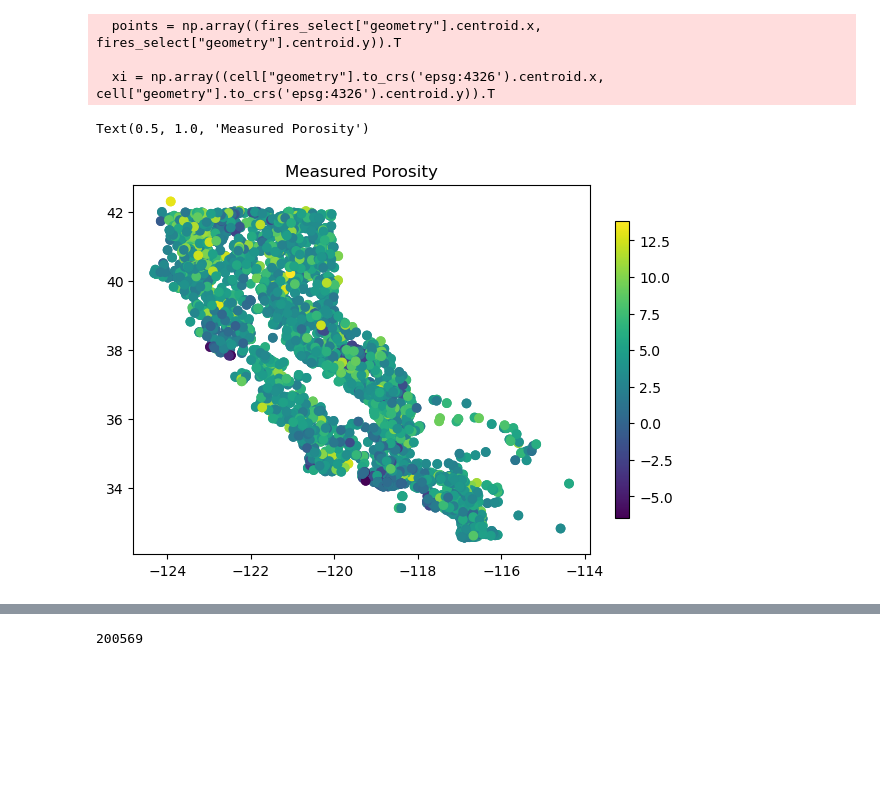
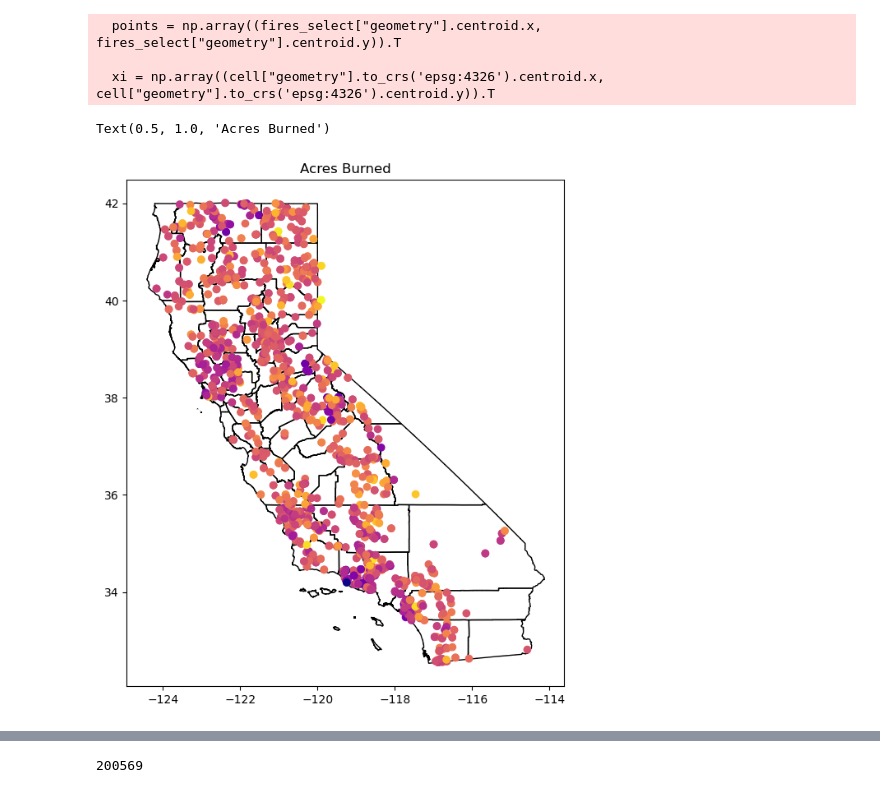
Before and after one commit to ternarysrche/rmp-wildfire, a Jupyter notebook: kriging_fires.ipynb, the cells around one changed output, grey strips where cells are left out. Cells and saved outputs as stored; diff of their text form; code cells hidden in the pictures; blank space fills up the shorter version.

```diff
--- a/kriging_fires.ipynb
+++ b/kriging_fires.ipynb
@@ -57,7 +58,7 @@ fires["MONTH"] = month
 fires["YEAR"] = year
 fires = fires[~fires.duplicated()]
 # %%
-fires_select = fires.loc[(fires["YEAR"] >= 2001) & (fires["YEAR"] <= 2022) & (fires["MONTH"] >= 7) & (fires["MONTH"] <= 8)]
+fires_select = fires.loc[(fires["YEAR"] >= 2017) & (fires["YEAR"] <= 2022) & (fires["MONTH"] >= 7) & (fires["MONTH"] <= 8)]
 # %%
 import pandas as pd
 import geopandas
@@ -73,12 +74,12 @@ xi = np.array((cell["geometry"].to_crs('epsg:4326').centroid.x, cell["geometry"]
 
   xi = np.array((cell["geometry"].to_crs('epsg:4326').centroid.x, cell["geometry"].to_crs('epsg:4326').centroid.y)).T
 # %%
-cax = plt.scatter(points.T[0], points.T[1], c=np.log(values))
-cbar = plt.colorbar(cax, fraction=0.03)
-plt.title('Measured Porosity')
+ax = world.to_crs(cell.crs).plot(color = "none", edgecolor = 'black', figsize = (12,8))
+plt.scatter(points.T[0], points.T[1], c=np.log(values), cmap = "plasma")
+plt.title('Acres Burned')
 # %% [output]
-Text(0.5, 1.0, 'Measured Porosity')
+Text(0.5, 1.0, 'Acres Burned')
-[figure, old version]
+[figure, new version]
 # %%
 OK = OrdinaryKriging(
     points.T[0],
```
Also changed, not shown: parts of 11 cells of this notebook, 4 other files.
